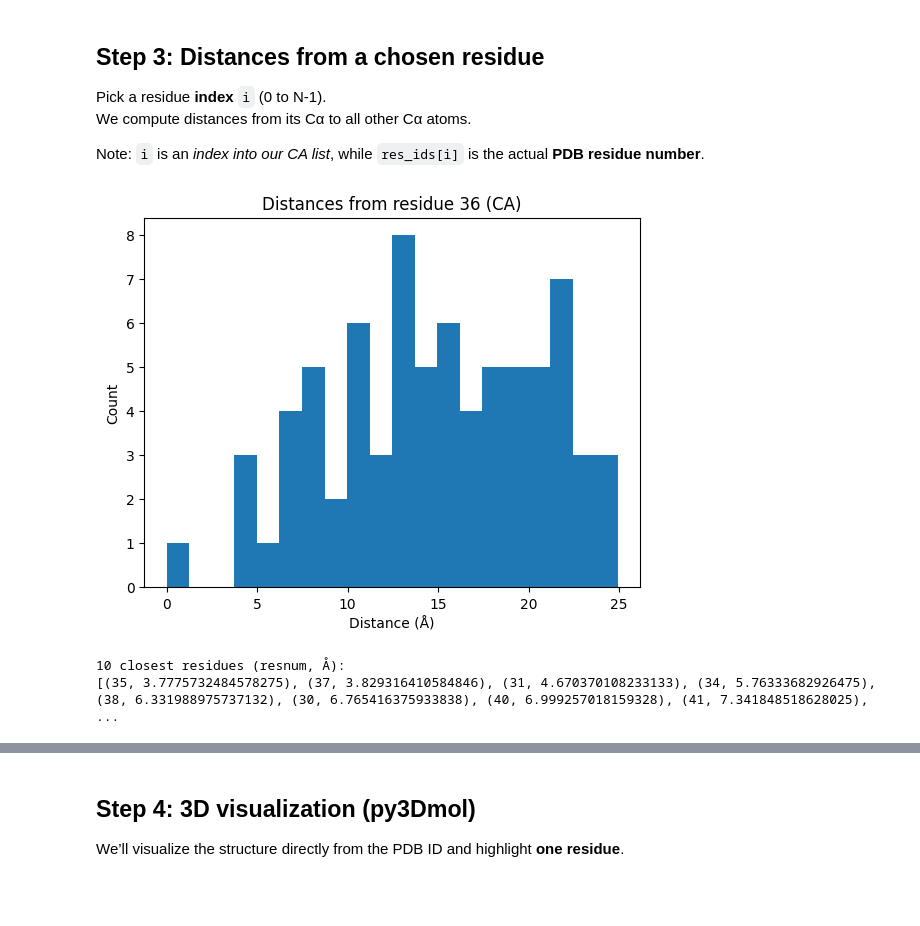
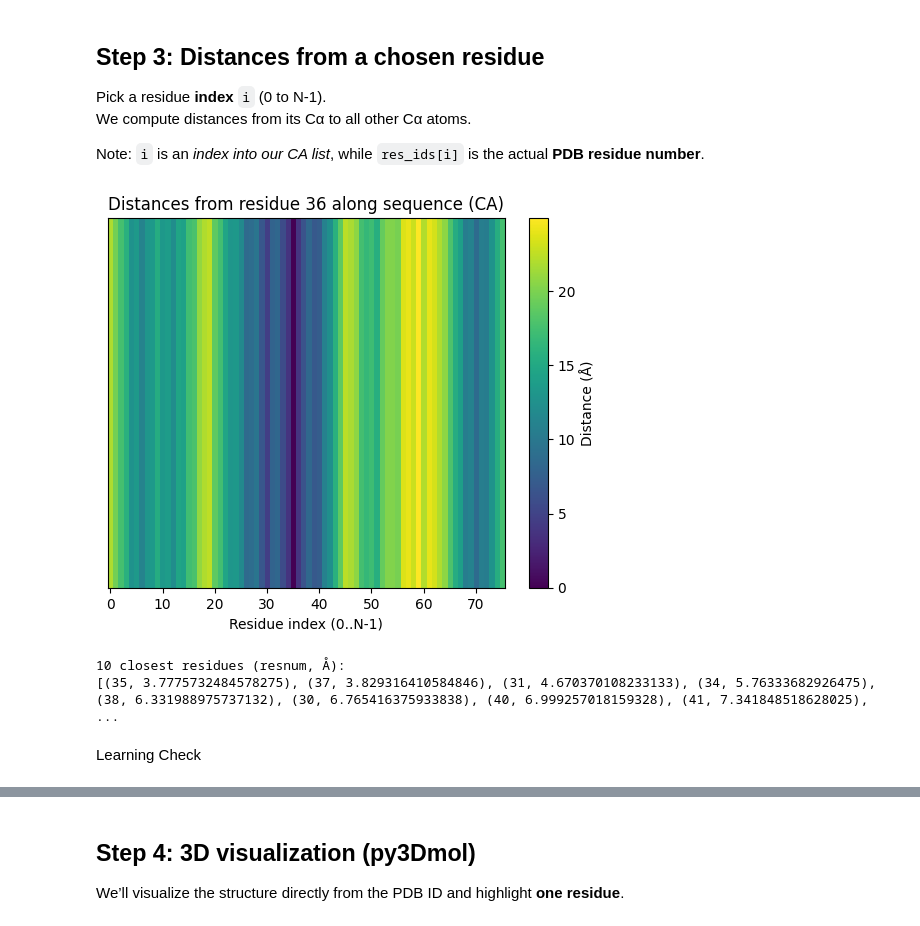
Before and after one commit to AdhithJCB/bdmc-demo, a Jupyter notebook: notebooks/01_biomolecular_visualization.ipynb, the cells around one changed output, grey strips where cells are left out. Drawn from its saved outputs; the diff is of its cells as text; code cells hidden in the pictures; blank space fills up the shorter version.

```diff
--- a/notebooks/01_biomolecular_visualization.ipynb
+++ b/notebooks/01_biomolecular_visualization.ipynb
@@ -108,26 +108,30 @@ Note: `i` is an *index into our CA list*, while `res_ids[i]` is the actual **PDB
 # %%
 import matplotlib.pyplot as plt
 from MDAnalysis.lib.distances import distance_array
 
 coords = ca.positions
 res_ids = ca.resids.tolist()
 
 i = 35 #ADJUST TO SEE DIFFERENT RESIDUES
 ref = coords[i][None, :]
 dists = distance_array(ref, coords)[0]
 
+
 plt.figure()
-plt.hist(dists, bins=20)
-plt.title(f"Distances from residue {res_ids[i]} (CA)")
-plt.xlabel("Distance (Å)")
-plt.ylabel("Count")
+plt.imshow(dists[np.newaxis, :], aspect="auto")
+plt.title(f"Distances from residue {res_ids[i]} along sequence (CA)")
+plt.yticks([])
+plt.xlabel("Residue index (0..N-1)")
+plt.colorbar(label="Distance (Å)")
 plt.show()
 
 order = np.argsort(dists)
 closest = [(res_ids[j], float(dists[j])) for j in order[1:11]]  #skip itself at order[0]
 print("10 closest residues (resnum, Å):")
 print(closest)
 # %% [output]
-[figure, old version]
+[figure, new version]
 10 closest residues (resnum, Å):
 [(35, 3.7775732484578275), (37, 3.829316410584846), (31, 4.670370108233133), (34, 5.76333682926475), (38, 6.331988975737132), (30, 6.765416375933838), (40, 6.999257018159328), (41, 7.341848518628025), ...
+# %% [markdown]
+Learning Check
```
Also changed, not shown: parts of 5 cells of this notebook.
